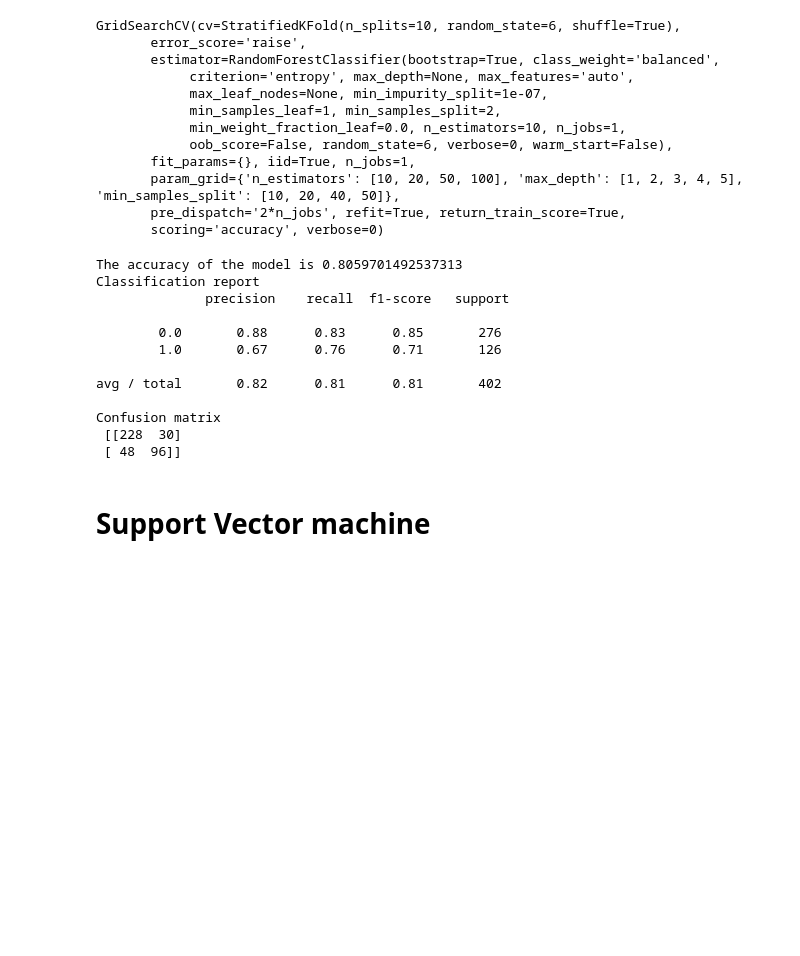
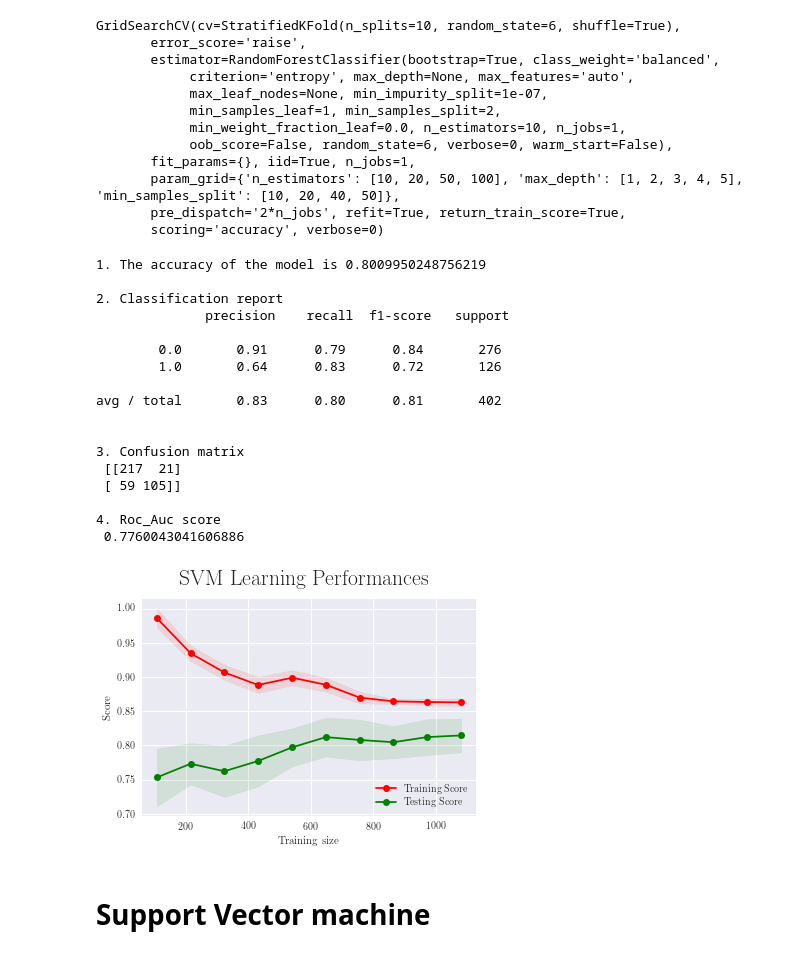
Before and after one commit to msahamed/machine_learning_earthquakes-nuclear-explosion, a Jupyter notebook: Codes/classify_earthquakes.ipynb, the cells around one changed output. Cells and saved outputs as stored; diff of their text form; code cells hidden in the pictures; blank space fills up the shorter version.

```diff
--- a/Codes/classify_earthquakes.ipynb
+++ b/Codes/classify_earthquakes.ipynb
@@ -102,11 +102,11 @@ mgs = gs.GridSearch(X_train, Y_train)
 mgs.create_gridclfs()
 # %%
 import lightgbm as lgb
-lgbm_model =mgs.grids[0]
-# lgbm_model = lgb.LGBMClassifier(boosting_type='gbdt', colsample_bytree=1.0, learning_rate=0.5,
-#         max_bin=255, max_depth=-1, min_child_samples=10,
-#         min_child_weight=5, min_data_in_leaf=10, min_split_gain=0.0,
-#         n_estimators=10, n_jobs=-1, num_leaves=20, objective=None,
-#         random_state=0, reg_alpha=0.0, reg_lambda=0.0, silent=True,
-#         subsample=1.0, subsample_for_bin=50000, subsample_freq=1)
-# lgbm_model.fit(X_train, Y_train)
+
+lgbm_model = lgb.LGBMClassifier(boosting_type='gbdt', colsample_bytree=1.0, learning_rate=0.5,
+        max_bin=255, max_depth=-1, min_child_samples=10,
+        min_child_weight=5, min_data_in_leaf=10, min_split_gain=0.0,
+        n_estimators=10, n_jobs=-1, num_leaves=20, objective=None,
+        random_state=0, reg_alpha=0.0, reg_lambda=0.0, silent=True,
+        subsample=1.0, subsample_for_bin=50000, subsample_freq=1)
+lgbm_model.fit(X_train, Y_train)
@@ -140,10 +147,10 @@ avg / total       0.81      0.79      0.76       402
 # %%
 import xgboost as xgb
 xgb_model = xgb.XGBClassifier(base_score=0.5, booster='gbtree', colsample_bylevel=1,
-       colsample_bytree=0.7, gamma=0, learning_rate=0.05, max_delta_step=0,
+       colsample_bytree=0.7, gamma=0, learning_rate=0.10, max_delta_step=0,
        max_depth=5, min_child_weight=11, missing=-999, n_estimators=2000,
        n_jobs=1, nthread=4, objective='binary:logistic', random_state=0,
-       reg_alpha=0, reg_lambda=1, scale_pos_weight=100, seed=1337, silent=1,
+       reg_alpha=0, reg_lambda=1, scale_pos_weight=1, seed=1337, silent=1,
        subsample=0.8)
 
 xgb_model.fit(X_train, Y_train)
@@ -212,29 +219,43 @@ class_weight = {0:1, 1:2}
 model = RandomForestClassifier(bootstrap=True, class_weight=class_weight,
             criterion='entropy', max_depth=4, max_features='auto',
             max_leaf_nodes=None, min_impurity_split=1e-07,
-            min_samples_leaf=1, min_samples_split=10,
+            min_samples_leaf=3, min_samples_split=10,
             min_weight_fraction_leaf=0.0, n_estimators=100, n_jobs=1,
             oob_score=False, random_state=random_state, verbose=0, warm_start=False)
 
 model.fit(X_train, Y_train)
 Y_pred = model.predict(X_test)
 
-print('The accuracy of the model is {}'.format(accuracy_score(Y_test, Y_pred)))
-print('Classification report \n {}'.format(classification_report(Y_test, Y_pred)))
-print('Confusion matrix \n {}'.format(confusion_matrix(Y_pred, Y_test)))
+print('1. The accuracy of the model is {}\n'.format(accuracy_score(Y_test, Y_pred)))
+print('2. Classification report \n {} \n'.format(classification_report(Y_test, Y_pred)))
+print('3. Confusion matrix \n {} \n'.format(confusion_matrix(Y_pred, Y_test)))
+print('4. Roc_Auc score \n {}'.format(roc_auc_score(Y_pred, Y_test)))
 # %% [output]
-The accuracy of the model is 0.8059701492537313
-Classification report
+1. The accuracy of the model is 0.8009950248756219
+
+2. Classification report
               precision    recall  f1-score   support
 
-        0.0       0.88      0.83      0.85       276
-        1.0       0.67      0.76      0.71       126
+        0.0       0.91      0.79      0.84       276
+        1.0       0.64      0.83      0.72       126
 
-avg / total       0.82      0.81      0.81       402
+avg / total       0.83      0.80      0.81       402
 
-Confusion matrix
- [[228  30]
- [ 48  96]]
+
+3. Confusion matrix
+ [[217  21]
+ [ 59 105]]
+
+4. Roc_Auc score
+ 0.7760043041606886
+# %%
+%reload_ext autoreload
+%autoreload 2
+import visuals as vs
+vz = vs.vizualization(df)
+vz.check_model_learning(X_train, Y_train, model)
+# %% [output]
+[figure, added]
 # %% [markdown]
 # Support Vector machine
 # %%
```
Also changed, not shown: parts of 10 cells of this notebook.
